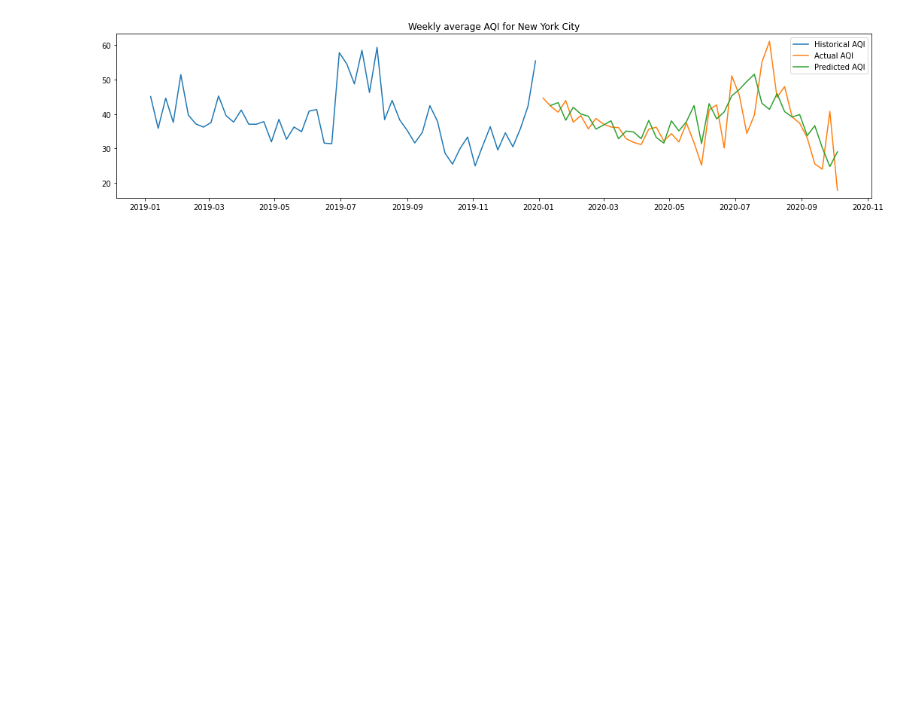
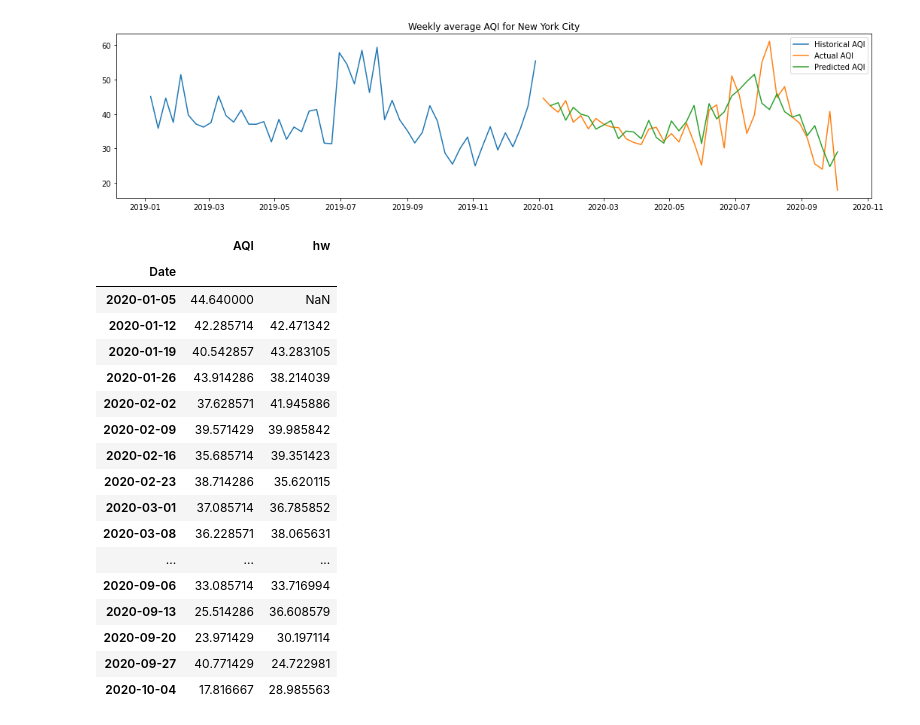
Before and after one commit to transcriptive/covid-aqi, a Jupyter notebook: NYC-notebooks/NYC-time-series-work.ipynb, the cells around one changed output. Drawn from its saved outputs; the diff is of its cells as text; code cells hidden in the pictures; blank space fills up the shorter version.

```diff
--- a/NYC-time-series-work.ipynb
+++ b/NYC-notebooks/NYC-time-series-work.ipynb
@@ -176,3 +176,24 @@ plt.title('Weekly average AQI for New York City')
 plt.legend();
 # %% [output]
 [figure]
+# %%
+weekly_preds
+# %% [output]
+|  | AQI | hw |
+| Date |  |  |
+| 2020-01-05 | 44.640000 | NaN |
+| 2020-01-12 | 42.285714 | 42.471342 |
+| 2020-01-19 | 40.542857 | 43.283105 |
+| 2020-01-26 | 43.914286 | 38.214039 |
+| 2020-02-02 | 37.628571 | 41.945886 |
+| 2020-02-09 | 39.571429 | 39.985842 |
+| 2020-02-16 | 35.685714 | 39.351423 |
+| 2020-02-23 | 38.714286 | 35.620115 |
+| 2020-03-01 | 37.085714 | 36.785852 |
+| 2020-03-08 | 36.228571 | 38.065631 |
+| ... | ... | ... |
+| 2020-09-06 | 33.085714 | 33.716994 |
+| 2020-09-13 | 25.514286 | 36.608579 |
+| 2020-09-20 | 23.971429 | 30.197114 |
+| 2020-09-27 | 40.771429 | 24.722981 |
+| 2020-10-04 | 17.816667 | 28.985563 |
```
Also changed, not shown: parts of 12 cells of this notebook, 2 other files.
